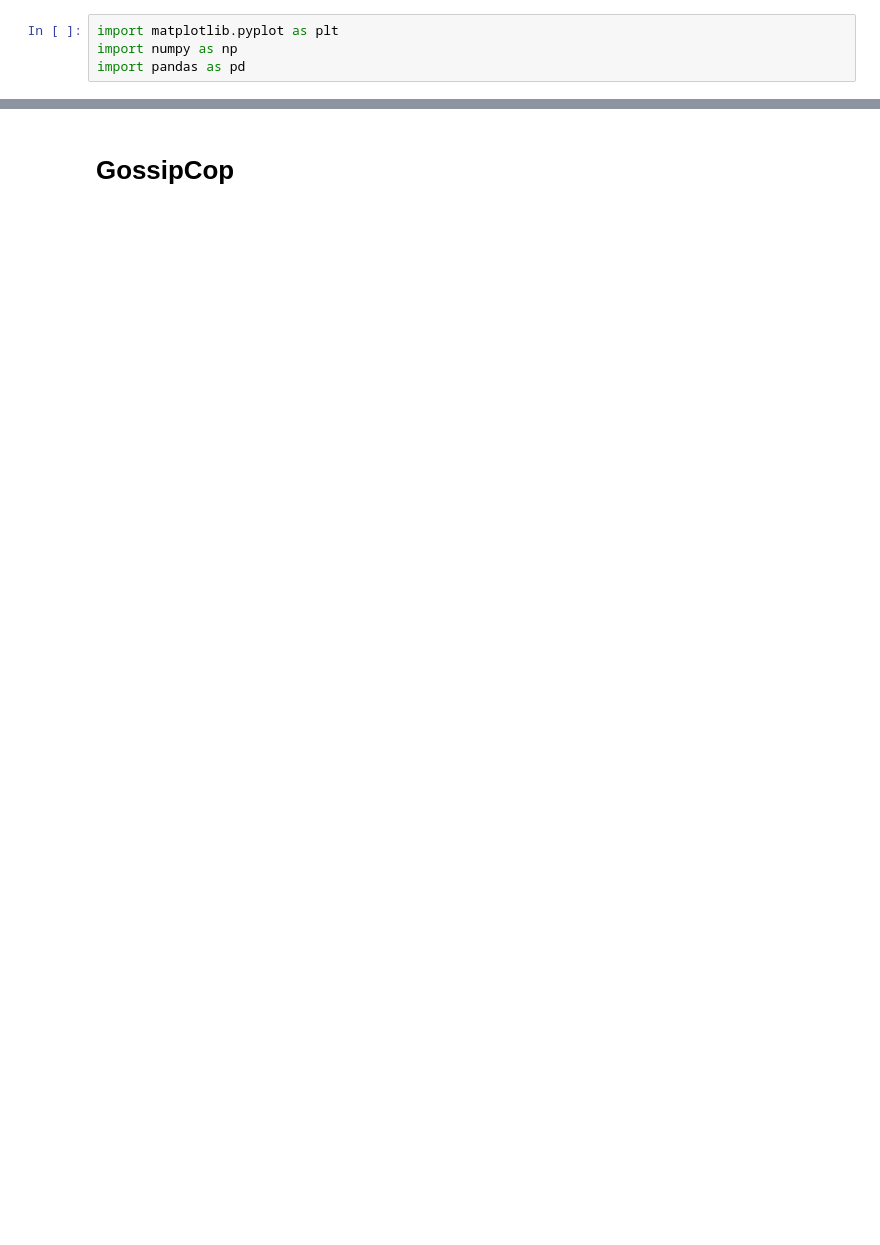
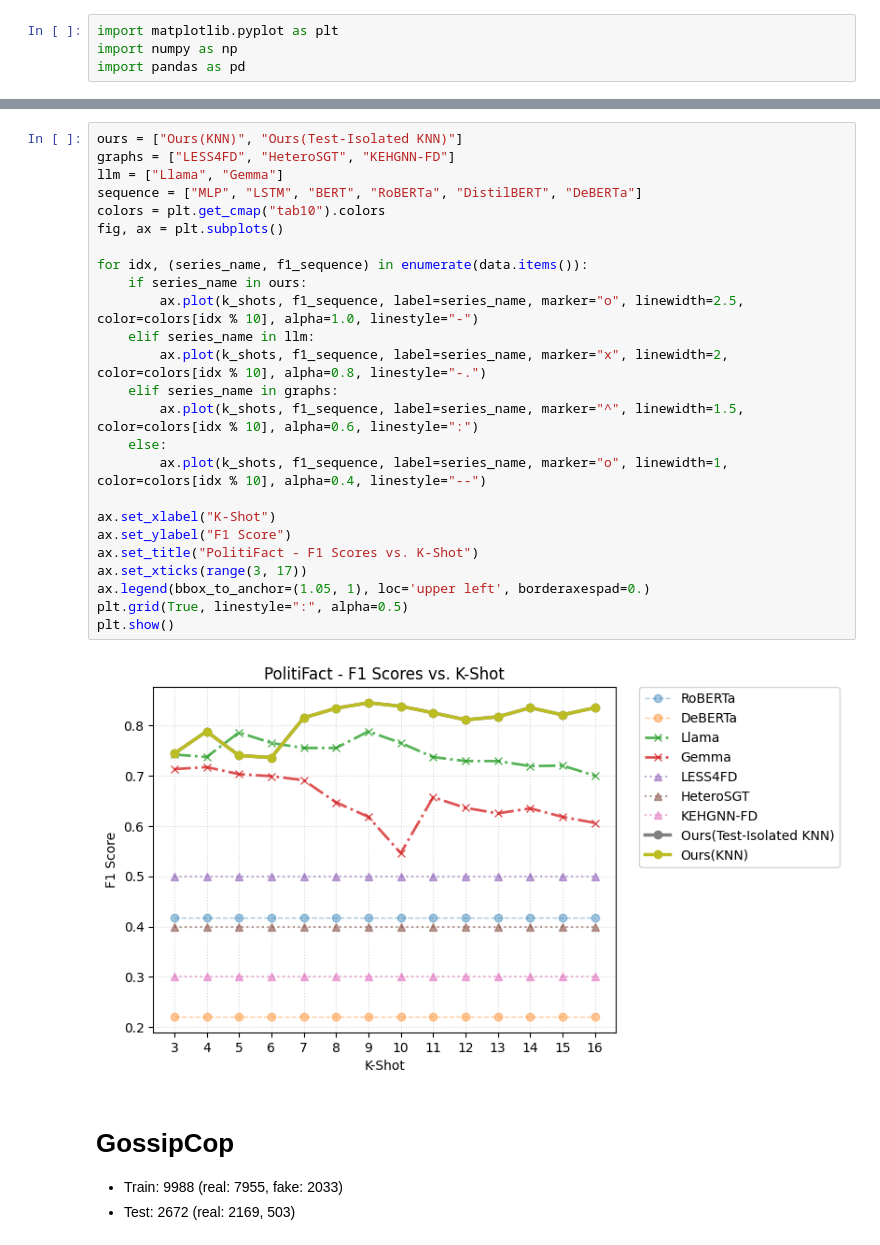
Before and after one commit to LittleFish-Coder/GemGNN, a Jupyter notebook: results_hetero/plot_metrics.ipynb, the cells around one changed output, grey strips where cells are left out. Cells and saved outputs as stored; diff of their text form; blank space fills up the shorter version.

```diff
--- a/results_hetero/plot_metrics.ipynb
+++ b/results_hetero/plot_metrics.ipynb
@@ -5,5 +67,35 @@ import pandas as pd
+# %%
+ours = ["Ours(KNN)", "Ours(Test-Isolated KNN)"]
+graphs = ["LESS4FD", "HeteroSGT", "KEHGNN-FD"]
+llm = ["Llama", "Gemma"]
+sequence = ["MLP", "LSTM", "BERT", "RoBERTa", "DistilBERT", "DeBERTa"]
+colors = plt.get_cmap("tab10").colors
+fig, ax = plt.subplots()
+
+for idx, (series_name, f1_sequence) in enumerate(data.items()):
+    if series_name in ours:
+        ax.plot(k_shots, f1_sequence, label=series_name, marker="o", linewidth=2.5, color=colors[idx % 10], alpha=1.0, linestyle="-")
+    elif series_name in llm:
+        ax.plot(k_shots, f1_sequence, label=series_name, marker="x", linewidth=2, color=colors[idx % 10], alpha=0.8, linestyle="-.")
+    elif series_name in graphs:
+        ax.plot(k_shots, f1_sequence, label=series_name, marker="^", linewidth=1.5, color=colors[idx % 10], alpha=0.6, linestyle=":")
+    else:
+        ax.plot(k_shots, f1_sequence, label=series_name, marker="o", linewidth=1, color=colors[idx % 10], alpha=0.4, linestyle="--")
+
+ax.set_xlabel("K-Shot")
+ax.set_ylabel("F1 Score")
+ax.set_title("PolitiFact - F1 Scores vs. K-Shot")
+ax.set_xticks(range(3, 17))
+ax.legend(bbox_to_anchor=(1.05, 1), loc='upper left', borderaxespad=0.)
+plt.grid(True, linestyle=":", alpha=0.5)
+plt.show()
+# %% [output]
+[figure, added]
 # %% [markdown]
 # GossipCop
+
+- Train: 9988 (real: 7955, fake: 2033)
+- Test: 2672 (real: 2169, 503)
 # %%
 # K-shot values (x-axis)
 k_shots = [3, 4, 5, 6, 7, 8, 9, 10, 11, 12, 13, 14, 15, 16]
```
Also changed, not shown: parts of 9 cells of this notebook, 1 other file.
